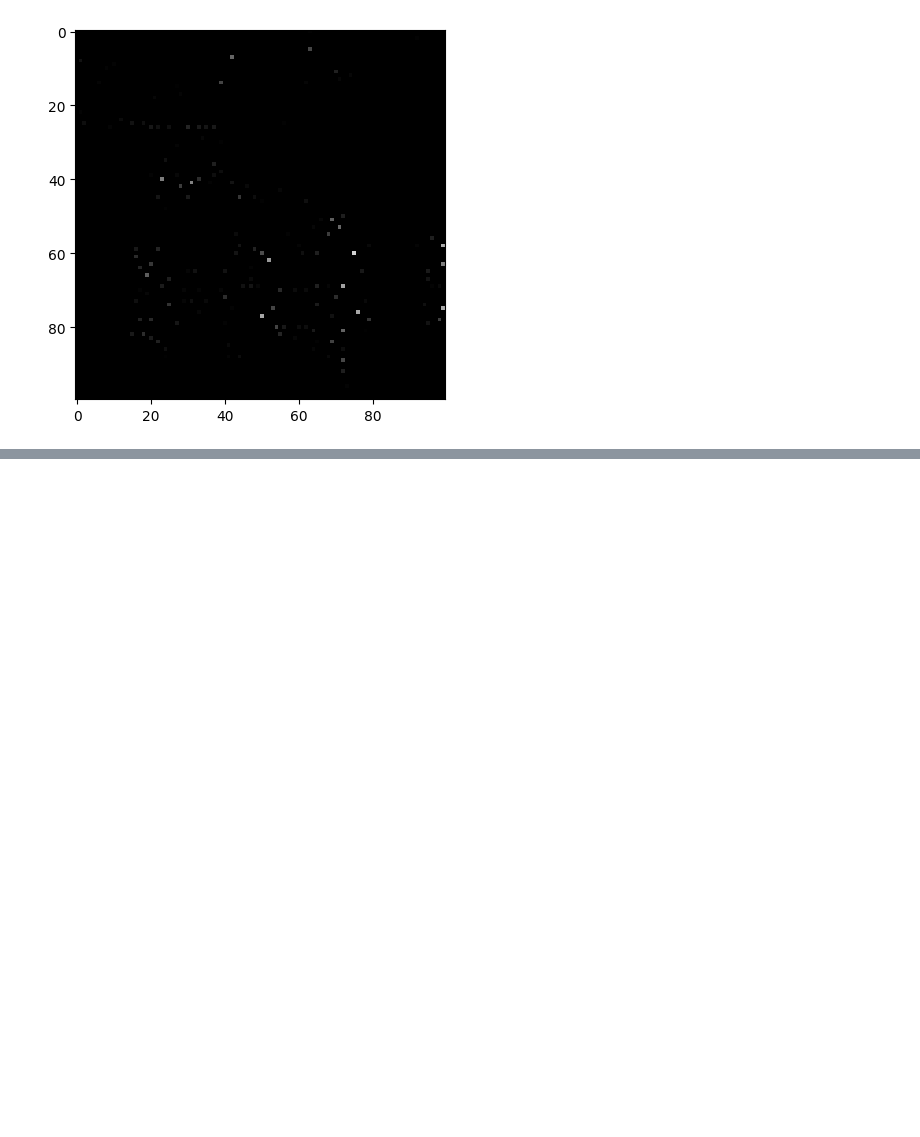
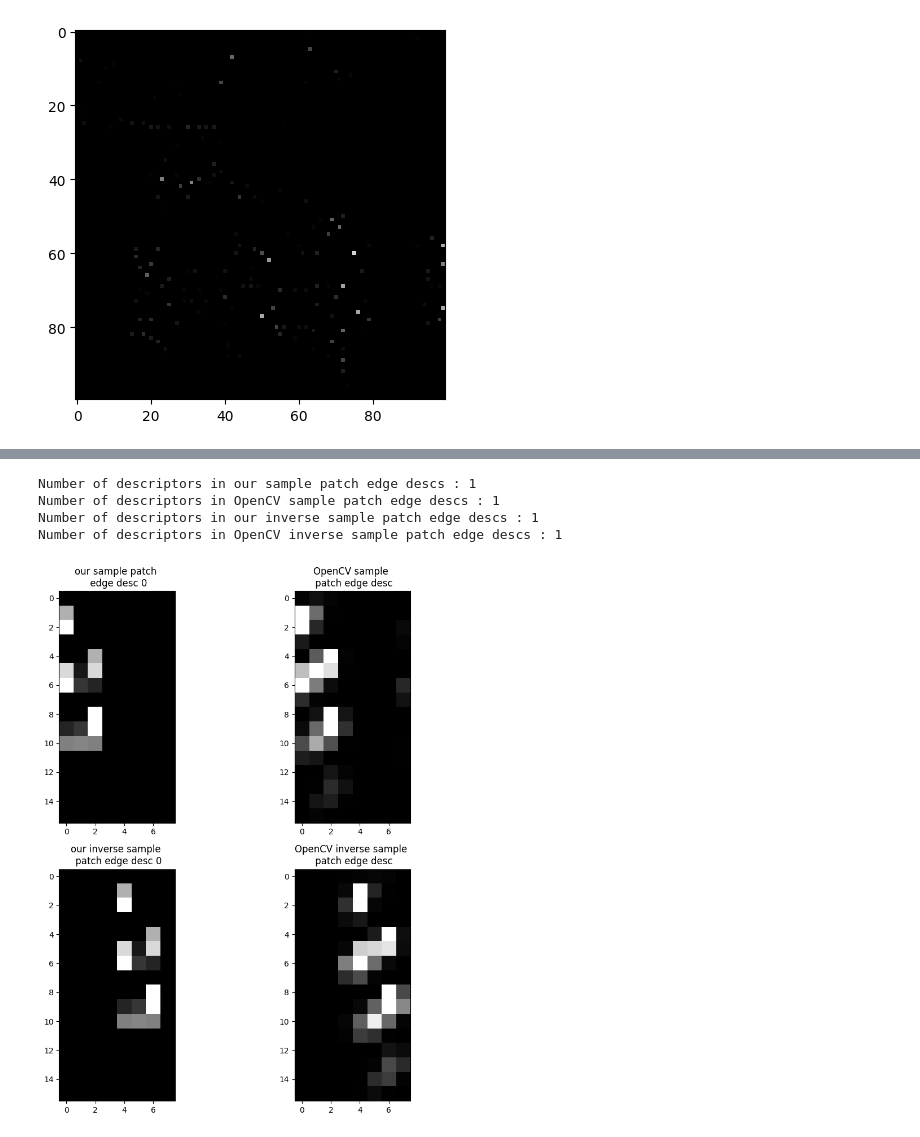
Before and after one commit to caceders/KeypointExtractionBenchmark, a Jupyter notebook: shi_tomasi_sift/analyze_algorithm.ipynb, the cells around one changed output, grey strips where cells are left out. Saved outputs shown, nothing was run; the diff lists cells and outputs as text; code cells hidden in the pictures; blank space fills up the shorter version.

```diff
--- a/shi_tomasi_sift/analyze_algorithm.ipynb
+++ b/shi_tomasi_sift/analyze_algorithm.ipynb
@@ -254,36 +296,41 @@ plt.tight_layout()
 # %%
 OpenCV_SIFT = cv2.SIFT_create()
 
 _, our_sample_patch_edge_descs = shi_tomasi_sift.compute(sample_patch_edge, sample_patch_edge_kps)
 _, OpenCV_sample_patch_edge_descs = OpenCV_SIFT.compute(patch_edge_kps_image, sample_patch_edge_kps)
 _, our_inverse_sample_patch_edge_descs = shi_tomasi_sift.compute(inverse_sample_patch_edge, inverse_sample_patch_edge_kps)
 _, OpenCV_inverse_sample_patch_edge_descs = OpenCV_SIFT.compute(inverse_patch_edge_kps_image, inverse_sample_patch_edge_kps)
 
 print(f"Number of descriptors in our sample patch edge descs : {len(our_sample_patch_edge_descs)}")
 print(f"Number of descriptors in OpenCV sample patch edge descs : {len(OpenCV_sample_patch_edge_descs)}")
 print(f"Number of descriptors in our inverse sample patch edge descs : {len(our_inverse_sample_patch_edge_descs)}")
 print(f"Number of descriptors in OpenCV inverse sample patch edge descs : {len(OpenCV_inverse_sample_patch_edge_descs)}")
 
 our_sample_patch_edge_desc_0 = our_sample_patch_edge_descs[0]
-our_sample_patch_edge_desc_1 = our_sample_patch_edge_descs[1]
 OpenCV_sample_patch_edge_desc = OpenCV_sample_patch_edge_descs[0]
 our_inverse_sample_patch_edge_desc_0 = our_inverse_sample_patch_edge_descs[0]
-our_inverse_sample_patch_edge_desc_1 = our_inverse_sample_patch_edge_descs[1]
 OpenCV_inverse_sample_patch_edge_desc = OpenCV_inverse_sample_patch_edge_descs[0]
 
 our_sample_patch_edge_desc_0 = np.reshape(our_sample_patch_edge_desc_0, (16, 8))
-our_sample_patch_edge_desc_1 = np.reshape(our_sample_patch_edge_desc_1, (16, 8))
 OpenCV_sample_patch_edge_desc = np.reshape(OpenCV_sample_patch_edge_desc, (16, 8))
 our_inverse_sample_patch_edge_desc_0 = np.reshape(our_inverse_sample_patch_edge_desc_0, (16, 8))
-our_inverse_sample_patch_edge_desc_1 = np.reshape(our_inverse_sample_patch_edge_desc_1, (16, 8))
 OpenCV_inverse_sample_patch_edge_desc = np.reshape(OpenCV_inverse_sample_patch_edge_desc, (16, 8))
 
-fig, ax = plt.subplots(2, 3, figsize = (10, 10))
+OpenCV_sample_patch_edge_desc = np.flip(OpenCV_sample_patch_edge_desc, axis = 1)
+OpenCV_sample_patch_edge_desc = np.roll(OpenCV_sample_patch_edge_desc, -3, axis = 1)
+OpenCV_inverse_sample_patch_edge_desc = np.flip(OpenCV_inverse_sample_patch_edge_desc, axis = 1)
+OpenCV_inverse_sample_patch_edge_desc = np.roll(OpenCV_inverse_sample_patch_edge_desc, -3, axis = 1)
+
+fig, ax = plt.subplots(2, 2, figsize = (10, 10))
 sts.plot_image(ax[0][0], our_sample_patch_edge_desc_0, plot_title= "our sample patch \n edge desc 0")
-sts.plot_image(ax[0][1], our_sample_patch_edge_desc_1, plot_title= "our sample patch \n edge desc 1")
-sts.plot_image(ax[0][2], OpenCV_sample_patch_edge_desc, plot_title= "OpenCV sample \n patch edge desc")
+sts.plot_image(ax[0][1], OpenCV_sample_patch_edge_desc, plot_title= "OpenCV sample \n patch edge desc")
 sts.plot_image(ax[1][0], our_inverse_sample_patch_edge_desc_0, plot_title= "our inverse sample \n patch edge desc 0")
-sts.plot_image(ax[1][1], our_inverse_sample_patch_edge_desc_1, plot_title= "our inverse sample \n patch edge desc 1")
-sts.plot_image(ax[1][2], OpenCV_inverse_sample_patch_edge_desc, plot_title= "OpenCV inverse sample \n patch edge desc")
+sts.plot_image(ax[1][1], OpenCV_inverse_sample_patch_edge_desc, plot_title= "OpenCV inverse sample \n patch edge desc")
 
 plt.tight_layout()
+# %% [output]
+Number of descriptors in our sample patch edge descs : 1
+Number of descriptors in OpenCV sample patch edge descs : 1
+Number of descriptors in our inverse sample patch edge descs : 1
+Number of descriptors in OpenCV inverse sample patch edge descs : 1
+[figure, added]
```
Also changed, not shown: parts of 29 cells of this notebook.
